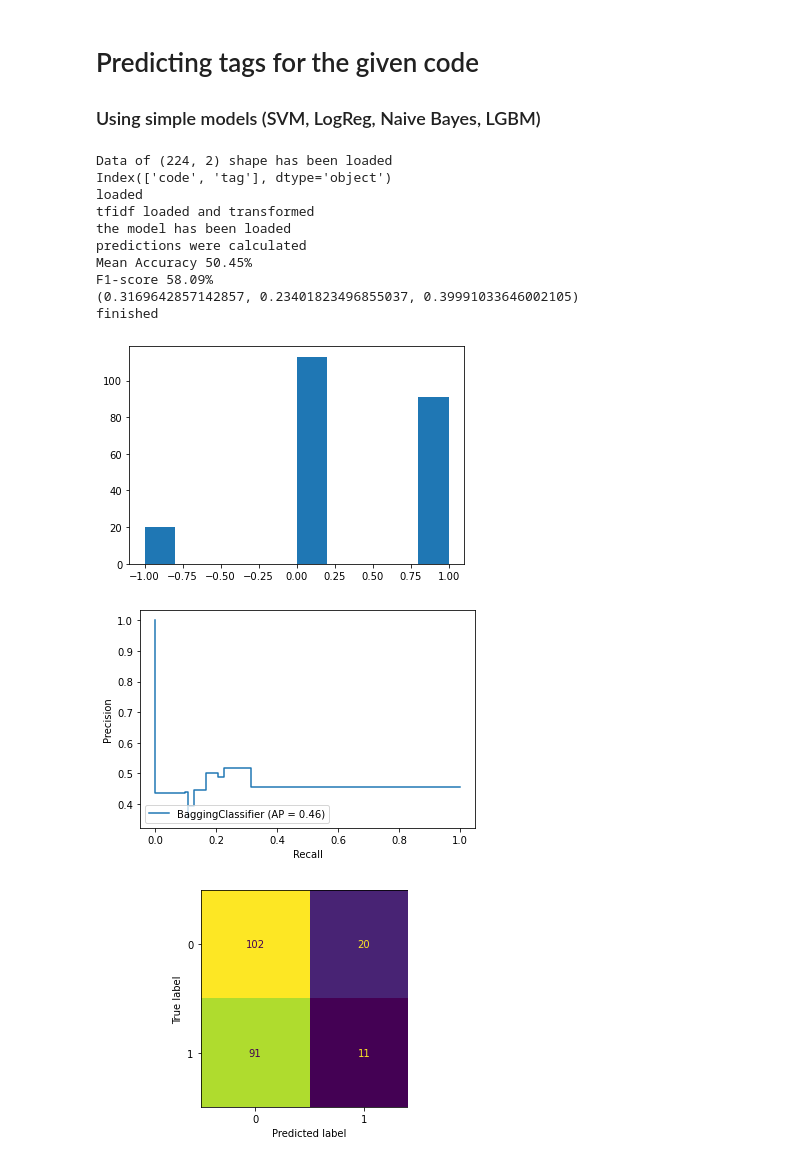
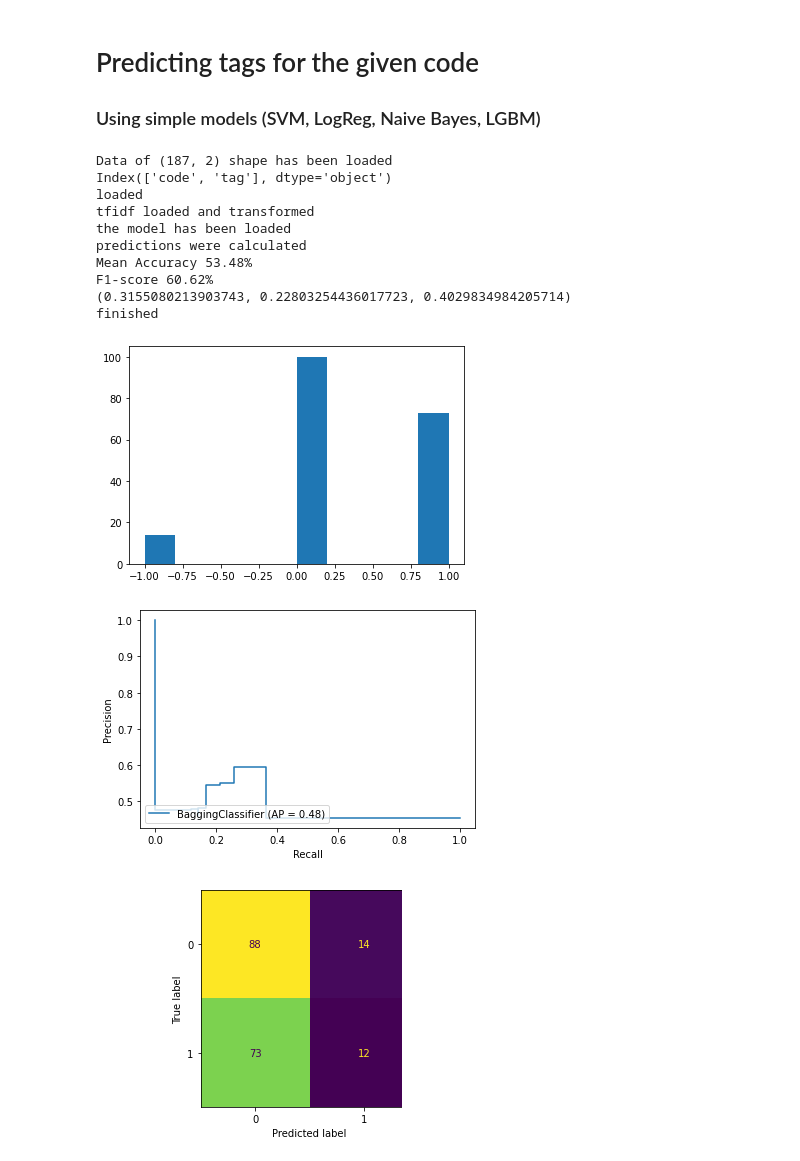
Before and after one commit to whatevernevermindbro/source_code_classification, a Jupyter notebook: predict_tag.ipynb, the cells around one changed output. Drawn from its saved outputs; the diff is of its cells as text; code cells hidden in the pictures.

Commit message:
SVM Validation, graph_v2, chunk_size == 30

```diff
--- a/predict_tag.ipynb
+++ b/predict_tag.ipynb
@@ -100,7 +100,7 @@ def get_predictions(X, y, TAG_TO_PREDICT, MODEL_DIR):
     print(result)
 # %%
 if __name__ == '__main__':
-    DATASET_PATH = './data/chunks_25_validate.csv'
+    DATASET_PATH = './data/chunks_30_validate.csv'
     MODEL_DIR = './models/svm_regex_graph_v2.sav'
     TFIDF_DIR = './models/tfidf_svm_graph_v2.pickle'
     CODE_COLUMN = 'code' #'code_block'
@@ -108,40 +108,40 @@ if __name__ == '__main__':
     df, code_blocks = load_code_blocks(DATASET_PATH, CODE_COLUMN)
     nrows = df.shape[0]
     print("loaded")
     tfidf_params = {'min_df': 5
             , 'max_df': 0.3
             , 'smooth_idf': True}
     SVM_params = {'C': 100
             , 'kernel': "linear"
             , 'verbose': 1
             , 'random_state': 241}
     meta = {'data': DATASET_PATH
                 ,'nrows': nrows
                 ,'label': TAG_TO_PREDICT
                 ,'model': MODEL_DIR}
     code_blocks_tfidf = tfidf_transform(code_blocks, tfidf_params, TFIDF_DIR)
     with dagshub.dagshub_logger() as logger:
         # metrics = SVM_evaluate(df, code_blocks, tfidf_params, TFIDF_DIR, SVM_params)
         metrics = get_predictions(code_blocks_tfidf, df[TAG_TO_PREDICT].astype(int), TAG_TO_PREDICT, MODEL_DIR)
         logger.log_hyperparams(meta)
         logger.log_hyperparams(tfidf_params)
         logger.log_hyperparams(SVM_params)
         logger.log_metrics(metrics)
     print("finished")
 # %% [output]
-Data of (224, 2) shape has been loaded
+Data of (187, 2) shape has been loaded
 Index(['code', 'tag'], dtype='object')
 loaded
 tfidf loaded and transformed
 the model has been loaded
 predictions were calculated
-Mean Accuracy 50.45%
-F1-score 58.09%
-(0.3169642857142857, 0.23401823496855037, 0.39991033646002105)
+Mean Accuracy 53.48%
+F1-score 60.62%
+(0.3155080213903743, 0.22803254436017723, 0.4029834984205714)
 finished
-[figure, old version]
+[figure, new version]
-[figure, old version]
+[figure, new version]
-[figure, old version]
+[figure, new version]
 # %%
 # SVM Validation on every chunk_size [-5]
 # LogReg Validation on every chunk_size
```
Also changed, not shown: 2 other files.
